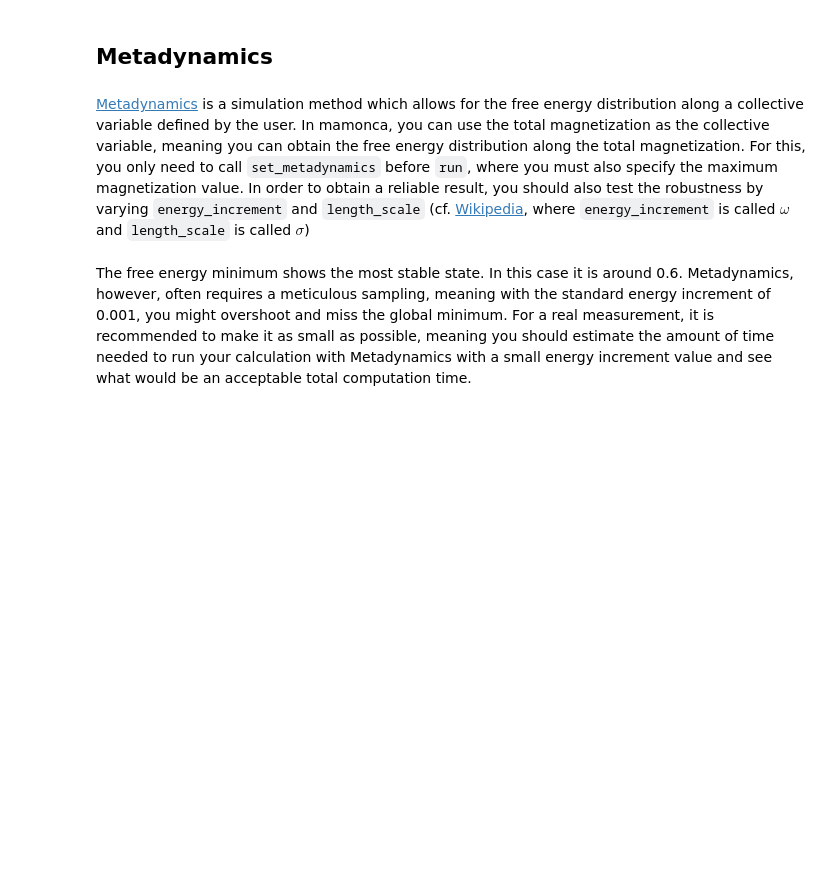
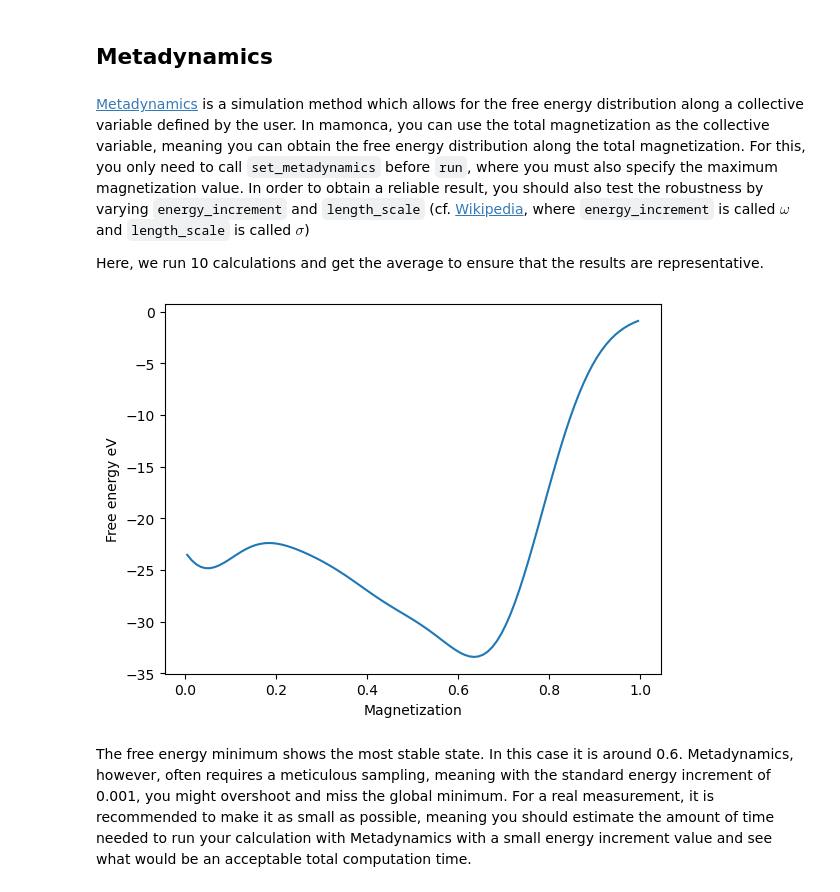
Before and after one commit to samwaseda/mamonca, a Jupyter notebook: notebooks/first_steps.ipynb, the cells around one changed output. Drawn from its saved outputs; the diff is of its cells as text; code cells hidden in the pictures; blank space fills up the shorter version.

```diff
--- a/notebooks/first_steps.ipynb
+++ b/notebooks/first_steps.ipynb
@@ -137,6 +149,8 @@ print("The free energy difference between bcc and fcc at 300 K is", E_diff.sum()
 ## Metadynamics
 # %% [markdown]
 [Metadynamics](https://en.wikipedia.org/wiki/Metadynamics) is a simulation method which allows for the free energy distribution along a collective variable defined by the user. In mamonca, you can use the total magnetization as the collective variable, meaning you can obtain the free energy distribution along the total magnetization. For this, you only need to call `set_metadynamics` before `run`, where you must also specify the maximum magnetization value. In order to obtain a reliable result, you should also test the robustness by varying `energy_increment` and `length_scale` (cf. [Wikipedia](https://en.wikipedia.org/wiki/Metadynamics#Algorithm), where `energy_increment` is called $\omega$ and `length_scale` is called $\sigma$)
+
+Here, we run 10 calculations and get the average to ensure that the results are representative.
 # %%
 # Create bcc structure (which is the ground state of iron)
 bcc = StructureFactory().bulk("Fe", cubic=True).repeat(10)
@@ -156,6 +170,8 @@ for _ in range(10):
 # %%
 plt.xlabel("Magnetization")
 plt.ylabel("Free energy eV")
-plt.plot(meta["magnetization"], np.mean(F_list, axis=0)
+plt.plot(meta["magnetization"], np.mean(F_list, axis=0));
+# %% [output]
+[figure, added]
 # %% [markdown]
 The free energy minimum shows the most stable state. In this case it is around 0.6. Metadynamics, however, often requires a meticulous sampling, meaning with the standard energy increment of 0.001, you might overshoot and miss the global minimum. For a real measurement, it is recommended to make it as small as possible, meaning you should estimate the amount of time needed to run your calculation with Metadynamics with a small energy increment value and see what would be an acceptable total computation time.
```
Also changed, not shown: parts of 6 cells of this notebook.
